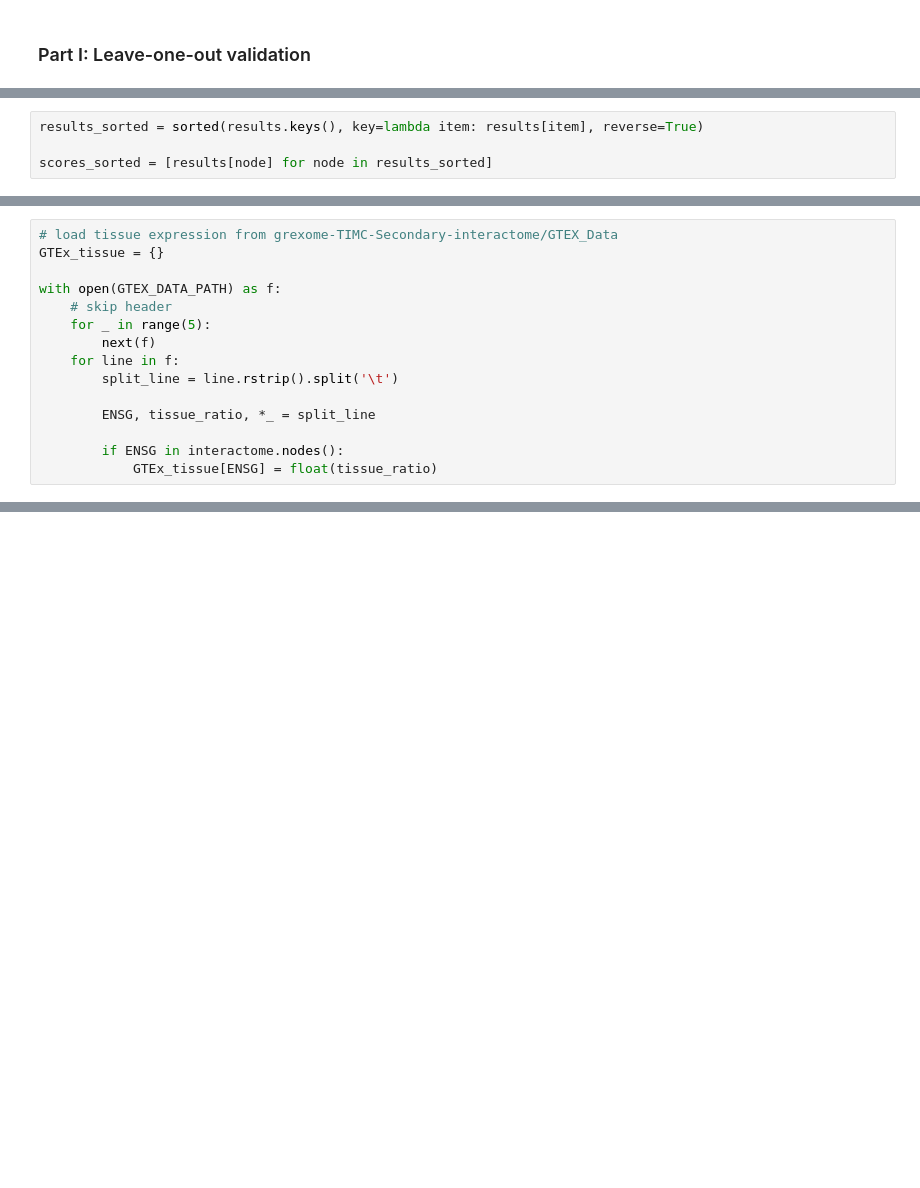
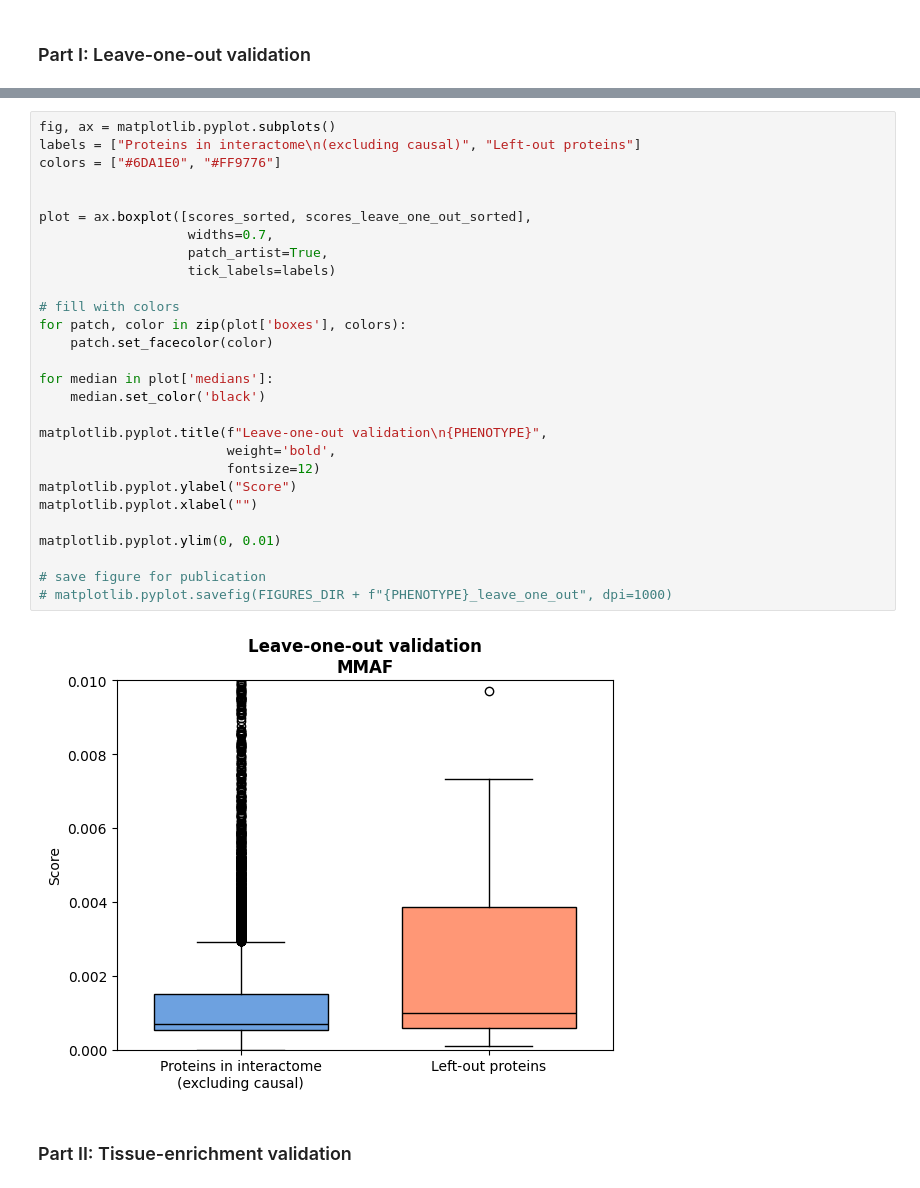
Before and after one commit to jedrzejkubica/GBA-centrality, a Jupyter notebook: dev/validation_GBA_centrality.ipynb, the cells around one changed output, grey strips where cells are left out. Saved outputs shown, nothing was run; the diff lists cells and outputs as text; blank space fills up the shorter version.

Commit message:
fixed validation docs

```diff
--- a/dev/validation_GBA_centrality.ipynb
+++ b/dev/validation_GBA_centrality.ipynb
@@ -245,4 +236,0 @@ matplotlib.pyplot.savefig(FIGURES_DIR + f"{PHENOTYPE}_leave_one_out", dpi=1000)
-# %%
-results_sorted = sorted(results.keys(), key=lambda item: results[item], reverse=True)
-
-scores_sorted = [results[node] for node in results_sorted]
@@ -252,15 +236,0 @@ pred_causal, non_pred_causal = take_top_percent(results_sorted, PRED_CAUSAL_DEFI
-# %%
-# load tissue expression from grexome-TIMC-Secondary-interactome/GTEX_Data
-GTEx_tissue = {}
-
-with open(GTEX_DATA_PATH) as f:
-    # skip header
-    for _ in range(5):
-        next(f)
-    for line in f:
-        split_line = line.rstrip().split('\t')
-
-        ENSG, tissue_ratio, *_ = split_line
-
-        if ENSG in interactome.nodes():
-            GTEx_tissue[ENSG] = float(tissue_ratio)
@@ -434,0 +248,32 @@ Text(0.5, 1.0, 'The intersection of predicted causal proteins\n in old vs new in
+# %%
+fig, ax = matplotlib.pyplot.subplots()
+labels = ["Proteins in interactome\n(excluding causal)", "Left-out proteins"]
+colors = ["#6DA1E0", "#FF9776"]
+
+
+plot = ax.boxplot([scores_sorted, scores_leave_one_out_sorted],
+                   widths=0.7,
+                   patch_artist=True,
+                   tick_labels=labels)
+
+# fill with colors
+for patch, color in zip(plot['boxes'], colors):
+    patch.set_facecolor(color)
+
+for median in plot['medians']:
+    median.set_color('black')
+
+matplotlib.pyplot.title(f"Leave-one-out validation\n{PHENOTYPE}",
+                        weight='bold',
+                        fontsize=12)
+matplotlib.pyplot.ylabel("Score")
+matplotlib.pyplot.xlabel("")
+
+matplotlib.pyplot.ylim(0, 0.01)
+
+# save figure for publication
+# matplotlib.pyplot.savefig(FIGURES_DIR + f"{PHENOTYPE}_leave_one_out", dpi=1000)
+# %% [output]
+[figure, added]
+# %% [markdown]
+### Part II: Tissue-enrichment validation
```
Also changed, not shown: parts of 50 cells of this notebook.
